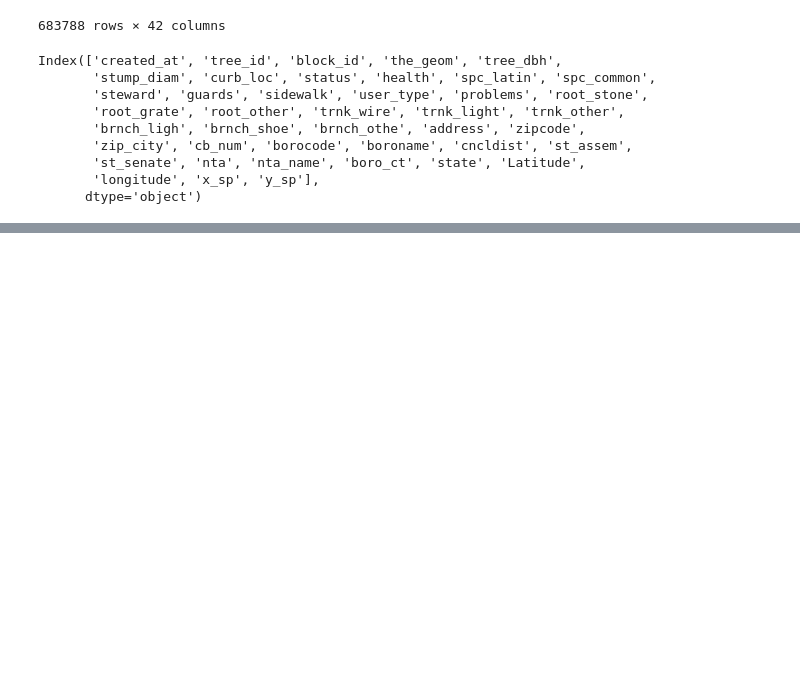
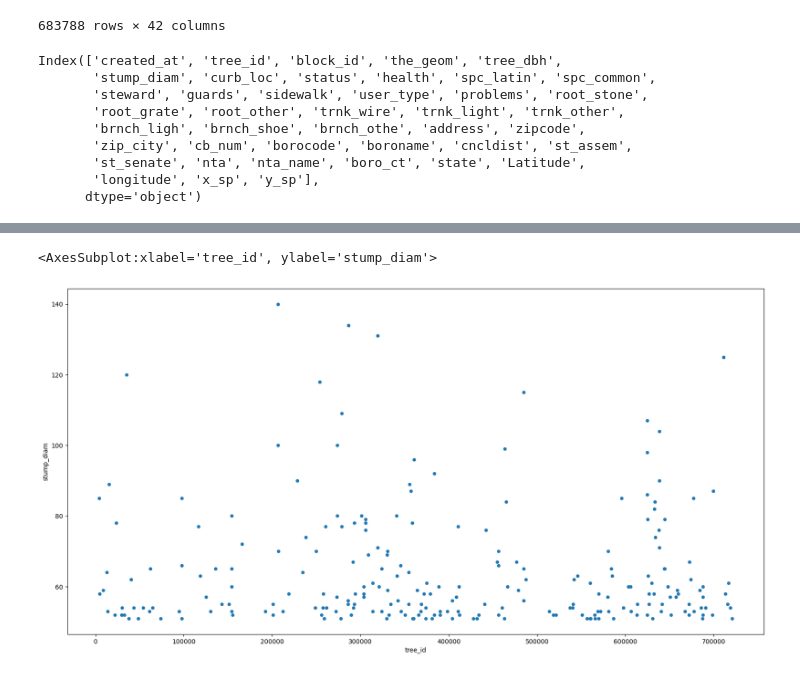
Before and after one commit to ron-ligsay/EDA, a Jupyter notebook: src/Data Exploration/Exploring data.ipynb, the cells around one changed output, grey strips where cells are left out. Saved outputs shown, nothing was run; the diff lists cells and outputs as text; code cells hidden in the pictures; blank space fills up the shorter version.

```diff
--- a/src/Data Exploration/Exploring data.ipynb
+++ b/src/Data Exploration/Exploring data.ipynb
@@ -55,0 +154,3 @@ tree_census_subset
+# %%
+big_trees = tree_census_subset[tree_census_subset['stump_diam'] > 50]
+big_trees
@@ -55,0 +171,5 @@ tree_census_subset
+# %%
+big_trees[['tree_id','stump_diam']].plot(kind='scatter', x='tree_id', y='stump_diam', figsize=(20,10))
+# %% [output]
+<AxesSubplot:xlabel='tree_id', ylabel='stump_diam'>
+[figure, added]
```
Also changed, not shown: parts of 19 cells of this notebook.
